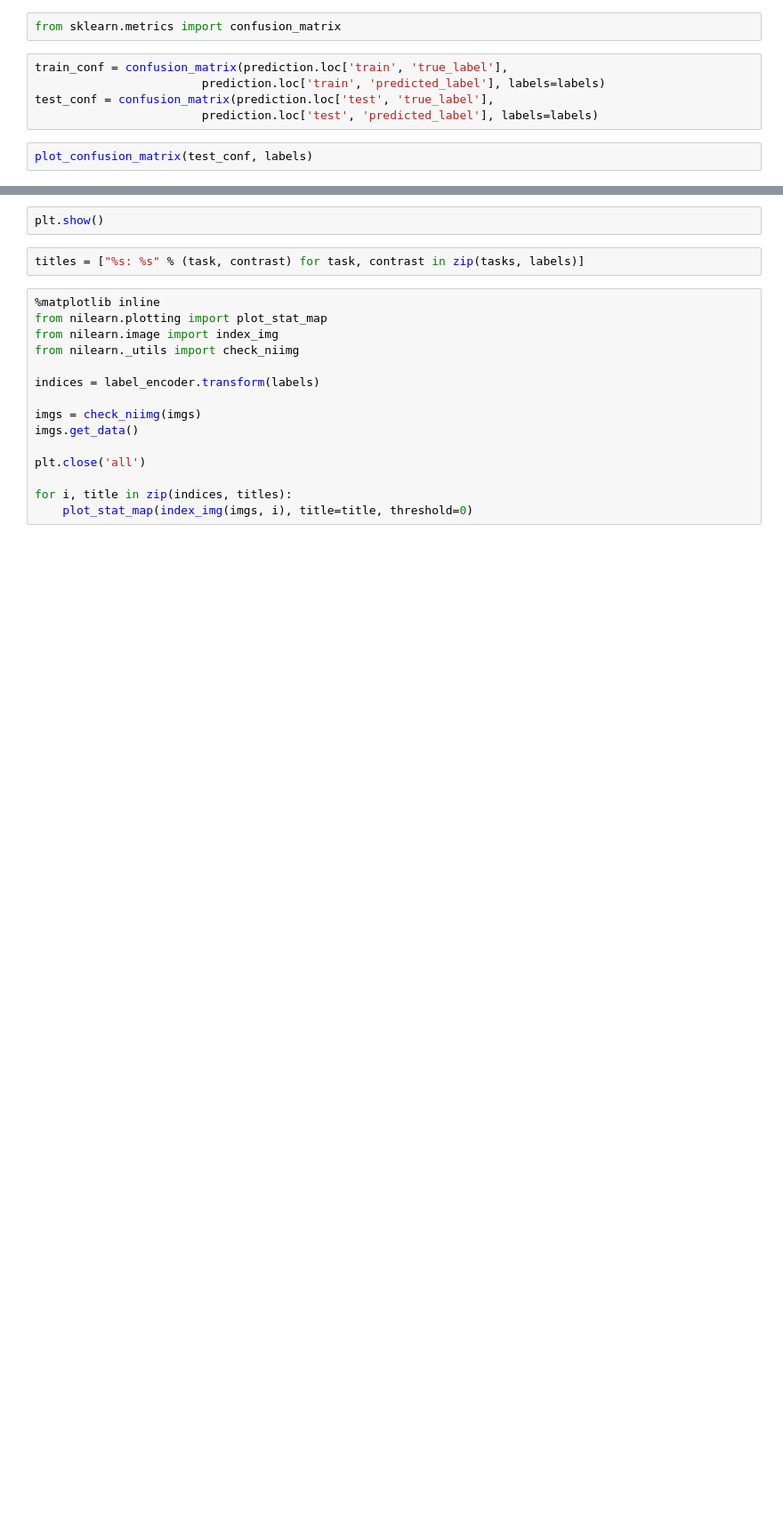
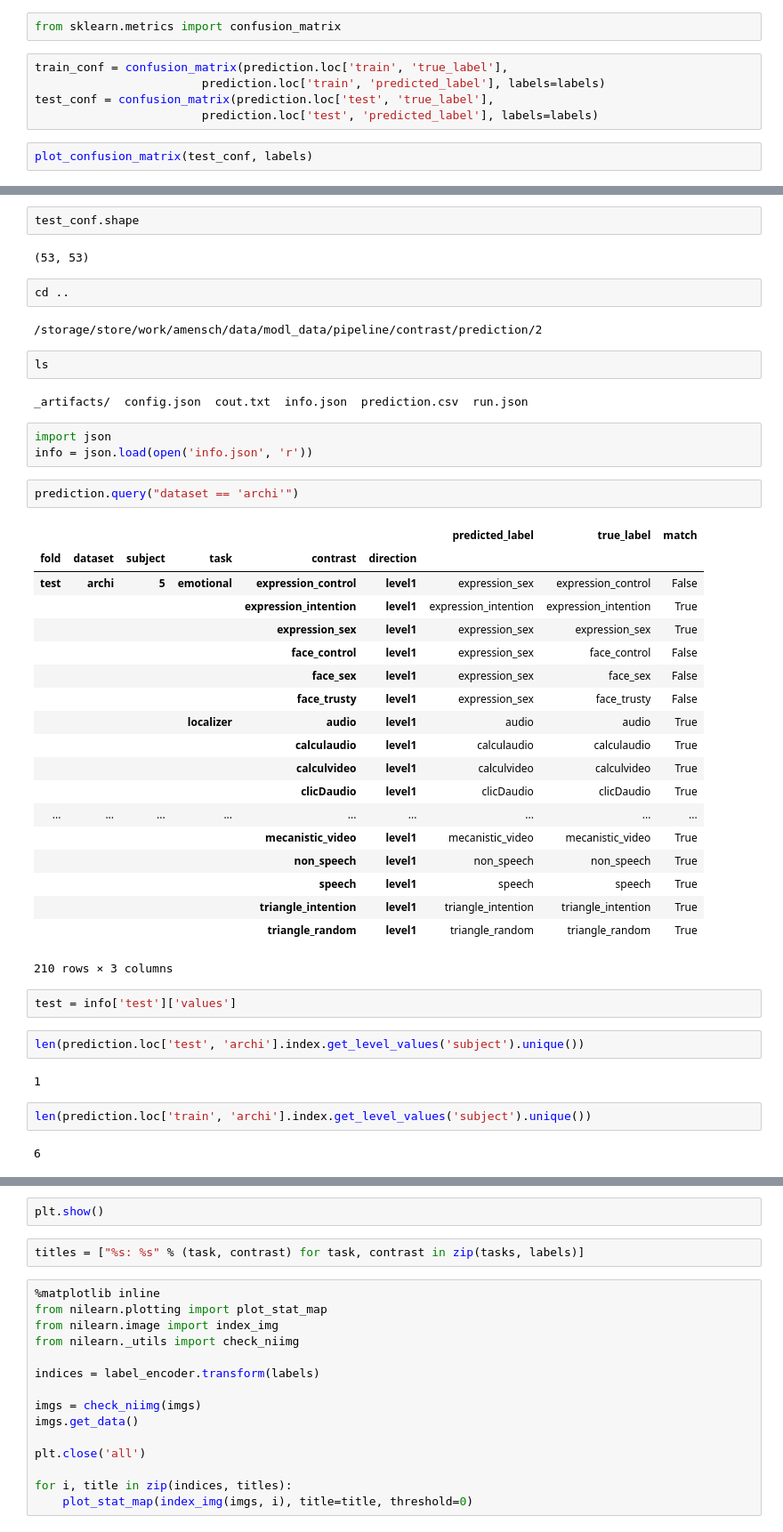
Before and after one commit to arthurmensch/modl, a Jupyter notebook: examples/contrast/analyse_prediction-multi.ipynb, the cells around one changed output, grey strips where cells are left out. Shown at 89% size. Drawn from its saved outputs; the diff is of its cells as text; blank space fills up the shorter version.

```diff
--- a/examples/contrast/analyse_prediction-multi.ipynb
+++ b/examples/contrast/analyse_prediction-multi.ipynb
@@ -123,0 +123,47 @@ plt.show()
+# %%
+test_conf.shape
+# %% [output]
+(53, 53)
+# %%
+cd ..
+# %% [output]
+/storage/store/work/amensch/data/modl_data/pipeline/contrast/prediction/2
+# %%
+ls
+# %% [output]
+_artifacts/  config.json  cout.txt  info.json  prediction.csv  run.json
+# %%
+import json
+info = json.load(open('info.json', 'r'))
+# %%
+prediction.query("dataset == 'archi'")
+# %% [output]
+|  |  |  |  |  |  | predicted_label | true_label | match |
+| fold | dataset | subject | task | contrast | direction |  |  |  |
+| test | archi | 5 | emotional | expression_control | level1 | expression_sex | expression_control | False |
+|  |  |  |  | expression_intention | level1 | expression_intention | expression_intention | True |
+|  |  |  |  | expression_sex | level1 | expression_sex | expression_sex | True |
+|  |  |  |  | face_control | level1 | expression_sex | face_control | False |
+|  |  |  |  | face_sex | level1 | expression_sex | face_sex | False |
+|  |  |  |  | face_trusty | level1 | expression_sex | face_trusty | False |
+|  |  |  | localizer | audio | level1 | audio | audio | True |
+|  |  |  |  | calculaudio | level1 | calculaudio | calculaudio | True |
+|  |  |  |  | calculvideo | level1 | calculvideo | calculvideo | True |
+|  |  |  |  | clicDaudio | level1 | clicDaudio | clicDaudio | True |
+| ... | ... | ... | ... | ... | ... | ... | ... | ... |
+|  |  |  |  | mecanistic_video | level1 | mecanistic_video | mecanistic_video | True |
+|  |  |  |  | non_speech | level1 | non_speech | non_speech | True |
+|  |  |  |  | speech | level1 | speech | speech | True |
+|  |  |  |  | triangle_intention | level1 | triangle_intention | triangle_intention | True |
+|  |  |  |  | triangle_random | level1 | triangle_random | triangle_random | True |
+210 rows × 3 columns
+# %%
+test = info['test']['values']
+# %%
+len(prediction.loc['test', 'archi'].index.get_level_values('subject').unique())
+# %% [output]
+1
+# %%
+len(prediction.loc['train', 'archi'].index.get_level_values('subject').unique())
+# %% [output]
+6
```
Also changed, not shown: parts of 9 cells of this notebook, 6 other files.
